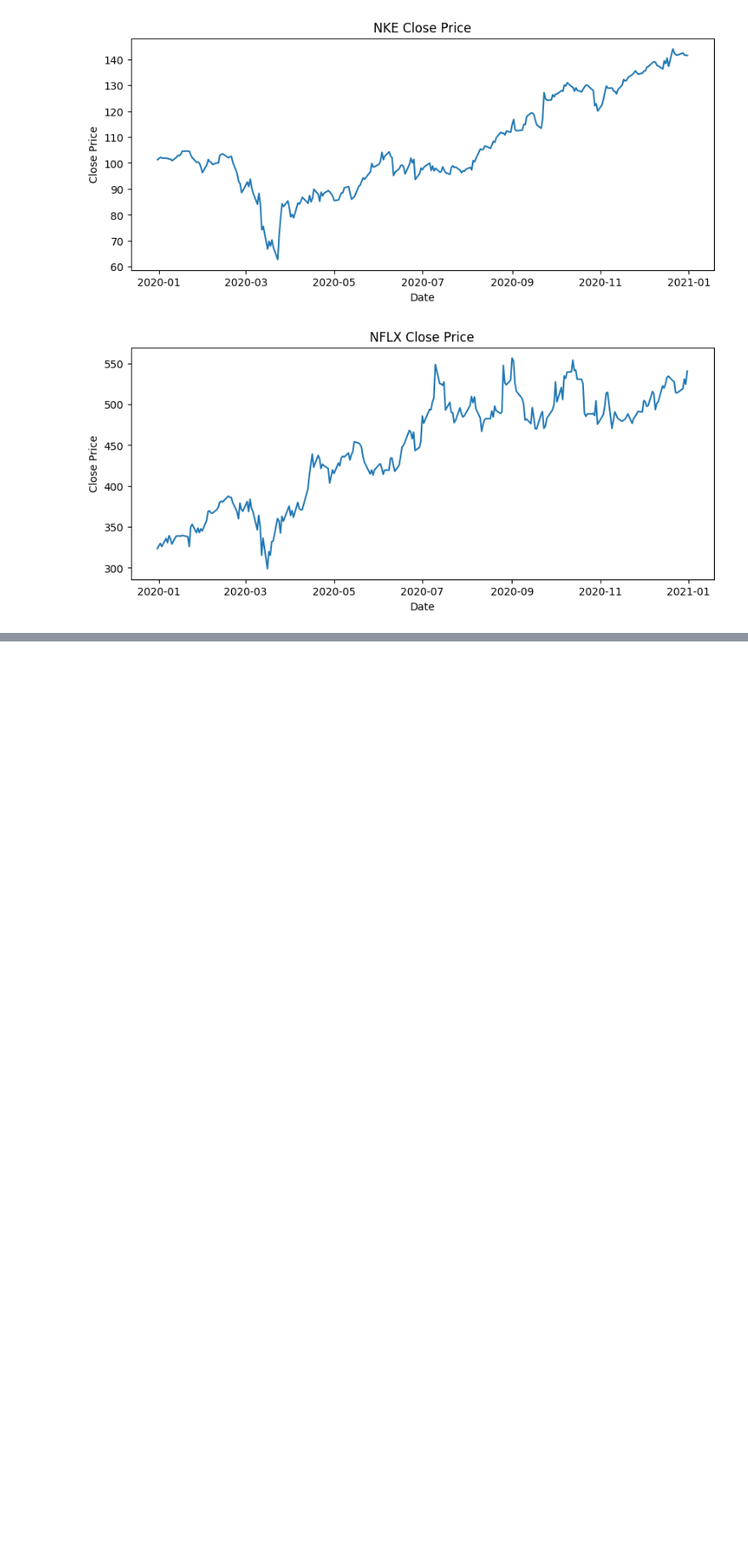
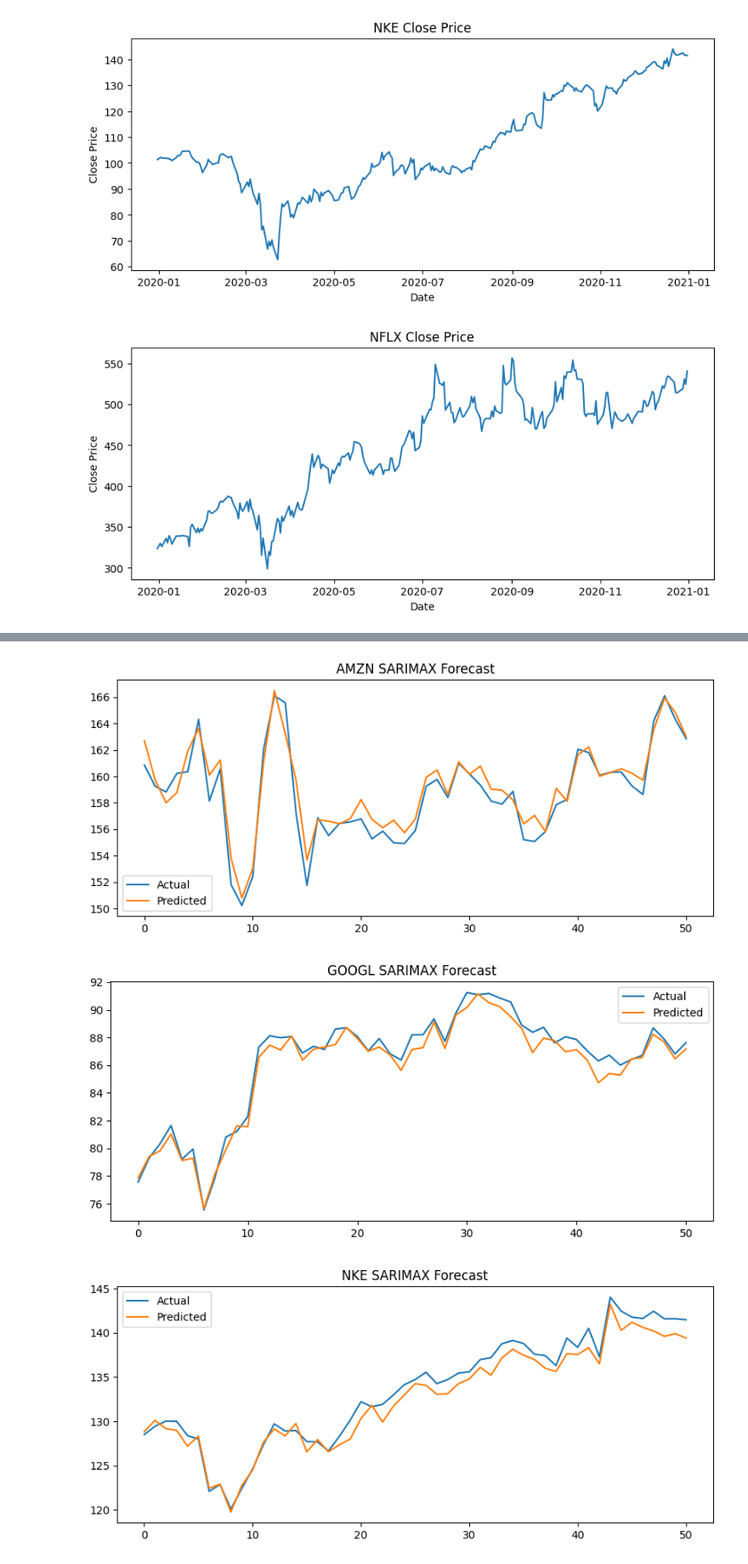
Before and after one commit to 2025524/Sem2CA2, a Jupyter notebook: correct.ipynb, the cells around one changed output, grey strips where cells are left out. Shown at 85% size. Saved outputs shown, nothing was run; the diff lists cells and outputs as text; code cells hidden in the pictures; blank space fills up the shorter version.

```diff
--- a/correct.ipynb
+++ b/correct.ipynb
@@ -537,0 +540,8 @@ for ticker in tickers:
+# %%
+for ticker in tickers:
+    temp = company_data[ticker]
+
+    print(f"\n{ticker} Correlation Matrix")
+
+    corr_matrix = temp[["Open", "High", "Low", "Close", "Volume"]].corr()
+    print(corr_matrix)
@@ -537,0 +566,11 @@ for ticker in tickers:
+# %%
+for ticker in tickers:
+    temp = company_data[ticker]
+
+    cols = ["Open", "High", "Low", "Close", "Volume"]
+
+    if "avg_sentiment" in temp.columns:
+        cols.append("avg_sentiment")
+
+    print(f"\n{ticker} Correlation Matrix")
+    print(temp[cols].corr())
@@ -537,0 +601,2 @@ for ticker in tickers:
+# %%
+sarimax_results = {}
@@ -537,0 +711,22 @@ for ticker in tickers:
+# %%
+for ticker in sarimax_results.keys():
+
+    plt.figure(figsize=(10,4))
+
+    plt.plot(
+        sarimax_results[ticker]["actual"].values,
+        label="Actual"
+    )
+
+    plt.plot(
+        sarimax_results[ticker]["predicted"].values,
+        label="Predicted"
+    )
+
+    plt.title(f"{ticker} SARIMAX Forecast")
+    plt.legend()
+    plt.show()
+# %% [output]
+[figure, added]
+[figure, added]
+[figure, added]
```
Also changed, not shown: parts of 13 cells of this notebook.
